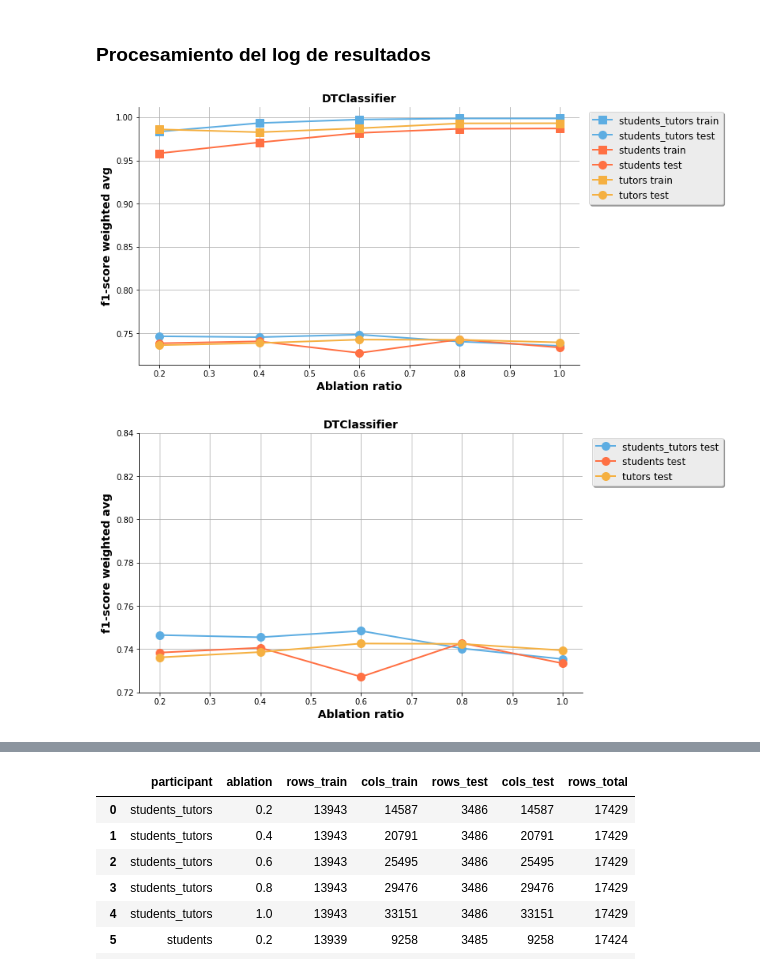
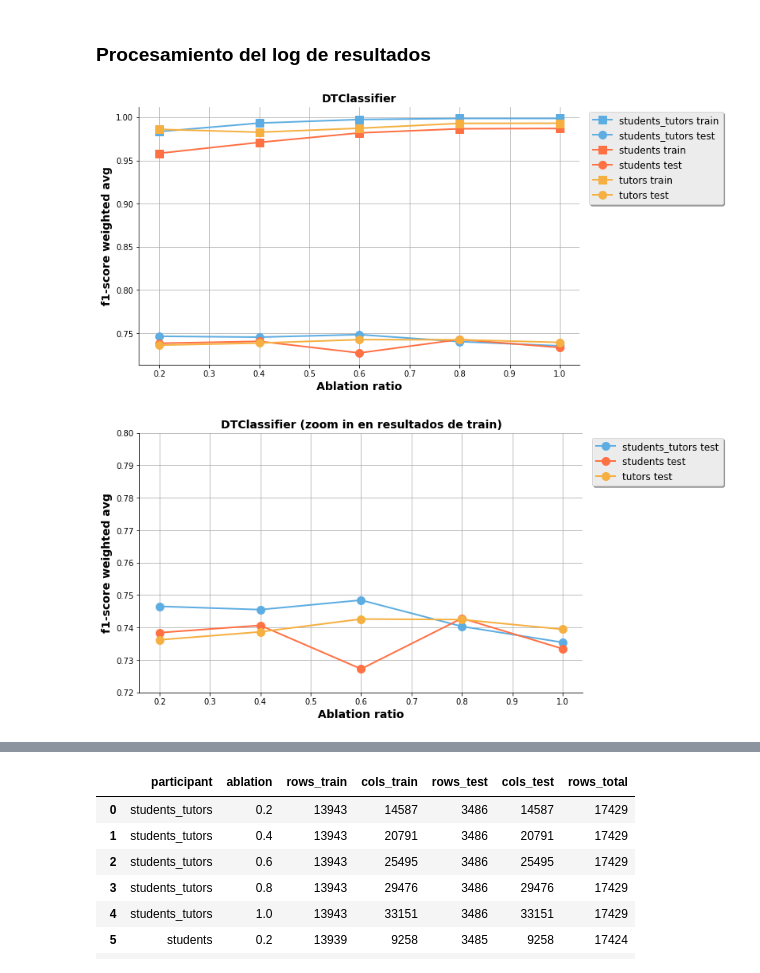
Before and after one commit to giannipablo/MentoriaDiploDatos2020, a Jupyter notebook: Practico_3y4_part_8b.ipynb, the cells around one changed output, grey strips where cells are left out. Cells and saved outputs as stored; diff of their text form; code cells hidden in the pictures.

```diff
--- a/Practico_3y4_part_8b.ipynb
+++ b/Practico_3y4_part_8b.ipynb
@@ -149,36 +149,36 @@ for i,part in enumerate(participantes):
     plt.plot(tokeep_list, f1_test, 'o-', color=pltcolors[i], linewidth=2.0, markersize=10, label=f'{part} test')
 
 plt.figure(1, figsize=(10,6))
 plt.grid(True)
 plt.legend(bbox_to_anchor=(1.01,1), loc="upper left",fontsize=12)
 plt.xlabel('Ablation ratio', fontsize=14)
 plt.ylabel('f1-score weighted avg', fontsize=14)
 plt.title('DTClassifier', fontsize=14)
 sns.despine()
 
 plt.figure(2, figsize=(10,6))
 plt.grid(True)
 plt.legend(bbox_to_anchor=(1.01,1), loc="upper left",fontsize=12)
 plt.xlabel('Ablation ratio', fontsize=14)
 plt.ylabel('f1-score weighted avg', fontsize=14)
-plt.title('DTClassifier', fontsize=14)
-plt.ylim([0.72, 0.84])
+plt.title('DTClassifier (zoom in en resultados de train)', fontsize=14)
+plt.ylim([0.72, 0.80])
 sns.despine()
 
 
 sizes_matrix = dict()
 sizes_matrix['participant'] = ps
 sizes_matrix['ablation'] = tks
 sizes_matrix['rows_train'] = sizeh_train
 sizes_matrix['cols_train'] = sizew_train
 sizes_matrix['rows_test'] = sizeh_test
 sizes_matrix['cols_test'] = sizew_test
 
 sizes_matrix = pd.DataFrame(sizes_matrix)
 sizes_matrix['rows_total'] = sizes_matrix.rows_train + sizes_matrix.rows_test
 # %% [output]
 [figure]
-[figure, old version]
+[figure, new version]
 # %% [markdown]
 ## Análisis
 
```
Also changed, not shown: parts of 3 cells of this notebook.
